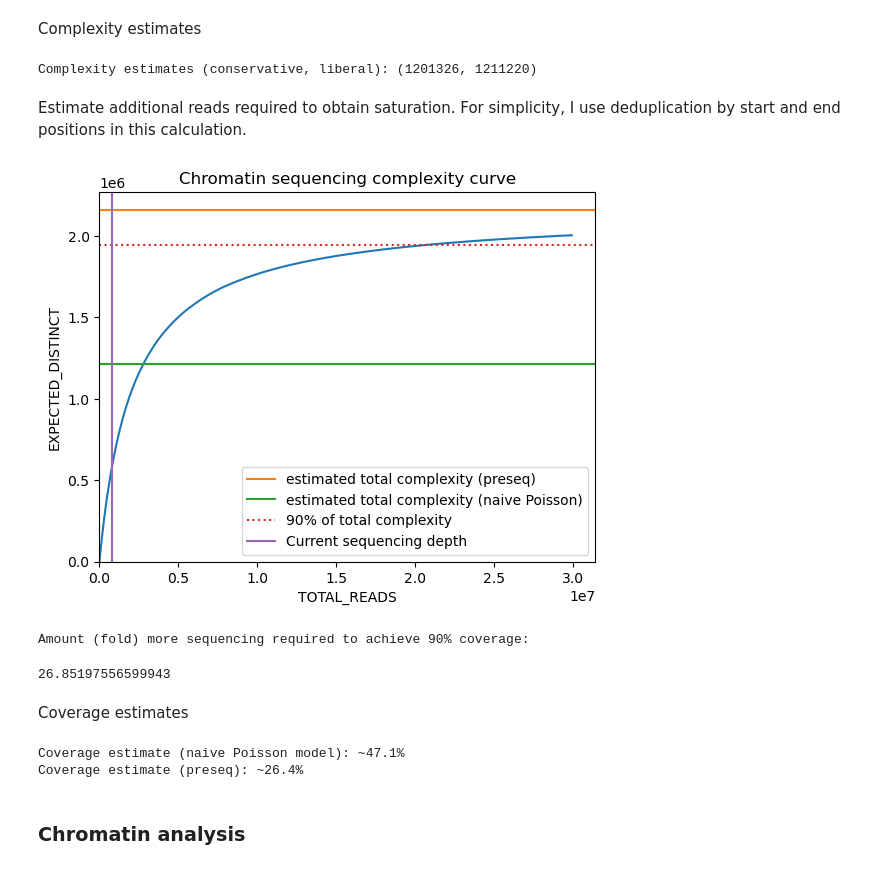
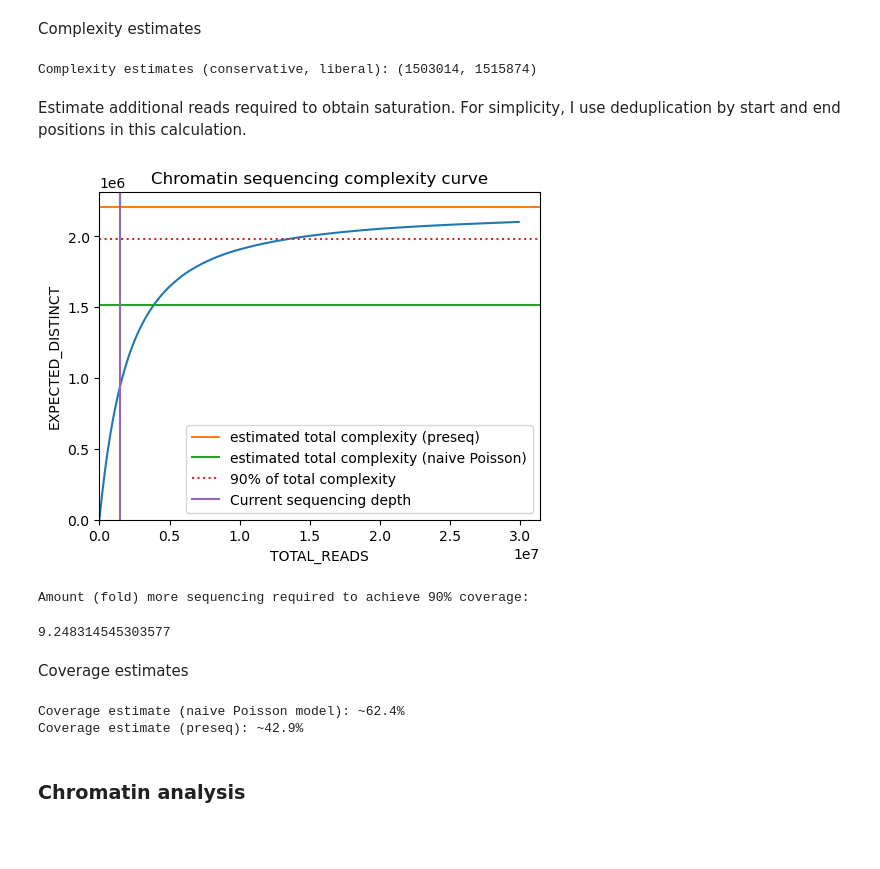
Before and after one commit to bentyeh/scBarcode-dev, a Jupyter notebook: notebooks/20240625.ipynb, the cells around one changed output. Saved outputs shown, nothing was run; the diff lists cells and outputs as text; code cells hidden in the pictures; blank space fills up the shorter version.

```diff
--- a/notebooks/20240625.ipynb
+++ b/notebooks/20240625.ipynb
@@ -288,0 +303,11 @@ PATH_R2 = os.path.join(DIR_DATA, "CTCF_scChIP-seq_1pct_aliquot3_R2.fastq.gz")
+# %%
+PATH_R1s = [
+    os.path.join(DIR_DATA, "20240625_CTCF_scChIP-seq_1pct_aliquot3_R1.fastq.gz"),
+    os.path.join(DIR_DATA, "20240709_CTCF_scChIP-seq_1pct_aliquot3_R1.fastq.gz")
+]
+PATH_R2s = [
+    os.path.join(DIR_DATA, "20240625_CTCF_scChIP-seq_1pct_aliquot3_R2.fastq.gz"),
+    os.path.join(DIR_DATA, "20240709_CTCF_scChIP-seq_1pct_aliquot3_R2.fastq.gz")
+]
+PATH_R1_combined = os.path.join(DIR_PROC, 'R1.fastq.gz')
+PATH_R2_combined = os.path.join(DIR_PROC, 'R2.fastq.gz')
@@ -300,13 +328,13 @@ Objectives
 - This requires exact matching.
 # %%
 counter_seqs = collections.Counter()
-with gzip.open(PATH_R1, 'rt') as f:
+with gzip.open(PATH_R1_combined, 'rt') as f:
     for _, seq, _, _ in tqdm(fastq_parse(f)):
         counter_seqs[seq[:9]] += 1
 n_reads_total = sum(counter_seqs.values())
 
 # check that number of read 1 and read 2 reads match
-n_reads2 = !unpigz -p {n_proc} -c {PATH_R2} | wc -l
+n_reads2 = !unpigz -p {n_proc} -c {PATH_R2_combined} | wc -l
 n_reads2 = int(n_reads2[0]) / 4
 assert n_reads2 == round(n_reads2)
 n_reads2 = int(n_reads2)
@@ -2169,16 +2241,17 @@ Interpretation
 # %%
 path_config_cell_oligo_DPM_3 = os.path.join(DIR_AUX, 'splitcode_config-cell_oligo_DPM_positioning_3.tsv')
 # %%
-%%bash -s {DIR_DATA} {DIR_PROC} {path_config_cell_oligo_DPM_3}
+%%bash -s {DIR_DATA} {DIR_PROC} {path_config_cell_oligo_DPM_3} {PATH_R1_combined} {PATH_R2_combined} {reprocess}
 DIR_DATA="$1"
 DIR_PROC="$2"
 PATH_CONFIG="$3"
+PATH_R1="$4"
+PATH_R2="$5"
+reprocess="$6"
 
-PATH_R1="$DIR_DATA/CTCF_scChIP-seq_1pct_aliquot3_R1.fastq.gz"
-PATH_R2="$DIR_DATA/CTCF_scChIP-seq_1pct_aliquot3_R2.fastq.gz"
 PATH_OUT="$DIR_PROC/oligos_DPM-positioning-3.tsv.gz"
 
-if [ ! -f "$PATH_OUT" ]; then
+if [ ! -f "$PATH_OUT" ] || [ "$reprocess" = True ]; then
     splitcode -c "$PATH_CONFIG" \
         --nFastqs=2 --assign --loc-names --no-outb --no-x-out --x-names --out-fasta -t 8 \
         --mapping=/dev/null --select=0 --pipe \
@@ -2947,7 +3029,7 @@ complexity_chromatin_high = estimate_library_complexity(n_chromatin_nodedup, n_c
 complexity_chromatin_low = estimate_library_complexity(n_chromatin_nodedup, n_chromatin_dedup_start_or_end)
 print('Complexity estimates (conservative, liberal): ({:.0f}, {:.0f})'.format(complexity_chromatin_low, complexity_chromatin_high))
 # %% [output]
-Complexity estimates (conservative, liberal): (1201326, 1211220)
+Complexity estimates (conservative, liberal): (1503014, 1515874)
 # %% [markdown]
 Estimate additional reads required to obtain saturation. For simplicity, I use deduplication by start and end positions in this calculation.
 # %%
@@ -2972,39 +3054,45 @@ path_chromatin_complexity_total = os.path.join(DIR_PROC, 'chromatin_complexity_t
 df_chromatin_complexity_curve = pd.read_csv(path_chromatin_complexity_curve, sep='\t', header=0)
 complexity_chromatin_preseq = pd.read_csv(path_chromatin_complexity_total, sep='\t', header=0).squeeze()
 # %%
+fig, ax = plt.subplots(figsize=(5, 4), constrained_layout=True)
+ax.axhline(
+    y=complexity_chromatin_preseq['pop_size_estimate'],
+    c='C1',
+    label='estimated total complexity (preseq)'
+)
 ax = sns.lineplot(
     df_chromatin_complexity_curve,
     x='TOTAL_READS',
     y='EXPECTED_DISTINCT'
-)
-ax.axhline(
-    y=complexity_chromatin_preseq['pop_size_estimate'],
-    c='C1',
-    label='estimated total complexity (preseq)'
 )
 ax.axhline(
     y=complexity_chromatin_high,
     c='C2',
     label='estimated total complexity (naive Poisson)'
 )
 ax.axhline(
     y=0.90*complexity_chromatin_preseq['pop_size_estimate'],
     c='C3',
     ls='dotted',
     label='90% of total complexity'
 )
 ax.axvline(
     x=df_chromatin['count'].sum(),
     c='C4',
     label='Current sequencing depth'
 )
 ax.set_title('Chromatin sequencing complexity curve')
 ax.set_ylim(0, None)
 ax.set_xlim(0, None)
 ax.legend()
-ax.figure.show()
+fig.savefig(
+    os.path.join(DIR_RESULTS, 'chromatin sequencing complexity curve.png'),
+    dpi=300,
+    bbox_inches='tight'
+)
+fig.show()
 # %% [output]
-[figure, old version]
+[figure, new version]
 # %%
 print('Amount (fold) more sequencing required to achieve 90% coverage:')
 df_chromatin_complexity_curve.loc[
@@ -3013,7 +3101,7 @@ df_chromatin_complexity_curve.loc[
 ].min() / df_chromatin['count'].sum()
 # %% [output]
 Amount (fold) more sequencing required to achieve 90% coverage:
-26.85197556599943
+9.248314545303577
 # %% [markdown]
 Coverage estimates
 # %%
@@ -3022,8 +3110,8 @@ print('Coverage estimate (naive Poisson model): ~{:.1%}'.format(n_chromatin_dedu
 
 print('Coverage estimate (preseq): ~{:.1%}'.format(n_chromatin_dedup_start_and_end / complexity_chromatin_preseq['pop_size_estimate']))
 # %% [output]
-Coverage estimate (naive Poisson model): ~47.1%
-Coverage estimate (preseq): ~26.4%
+Coverage estimate (naive Poisson model): ~62.4%
+Coverage estimate (preseq): ~42.9%
 # %% [markdown]
 ### Chromatin analysis
 # %%
```
Also changed, not shown: parts of 142 cells of this notebook.
